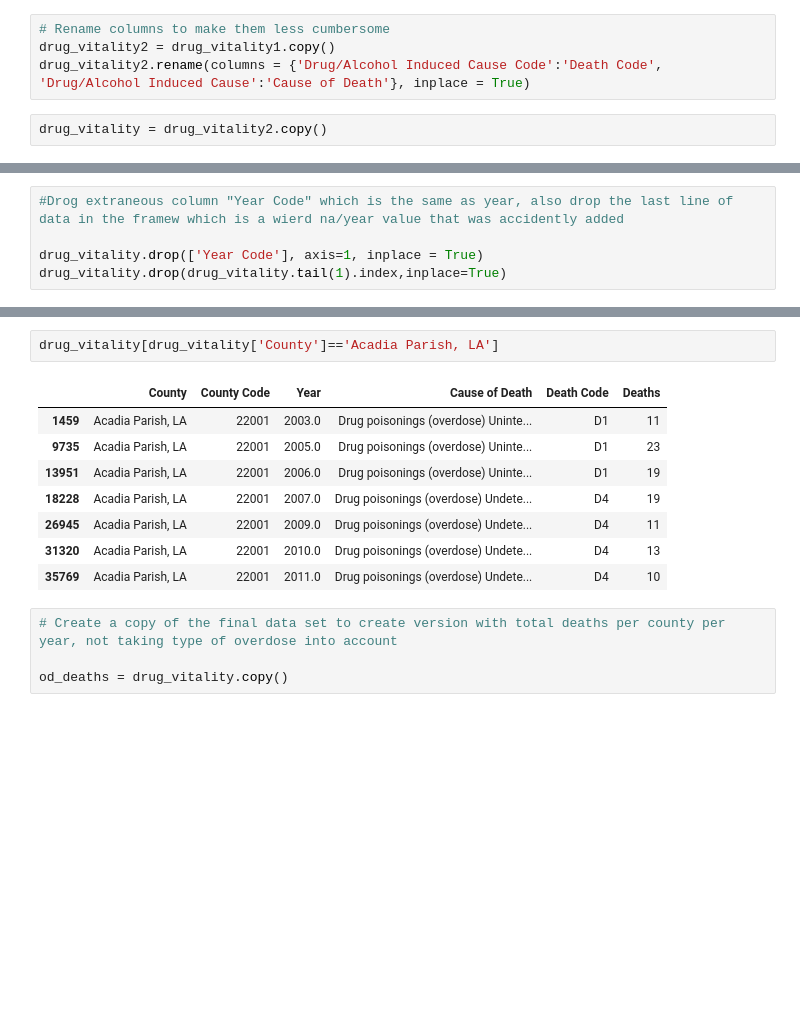
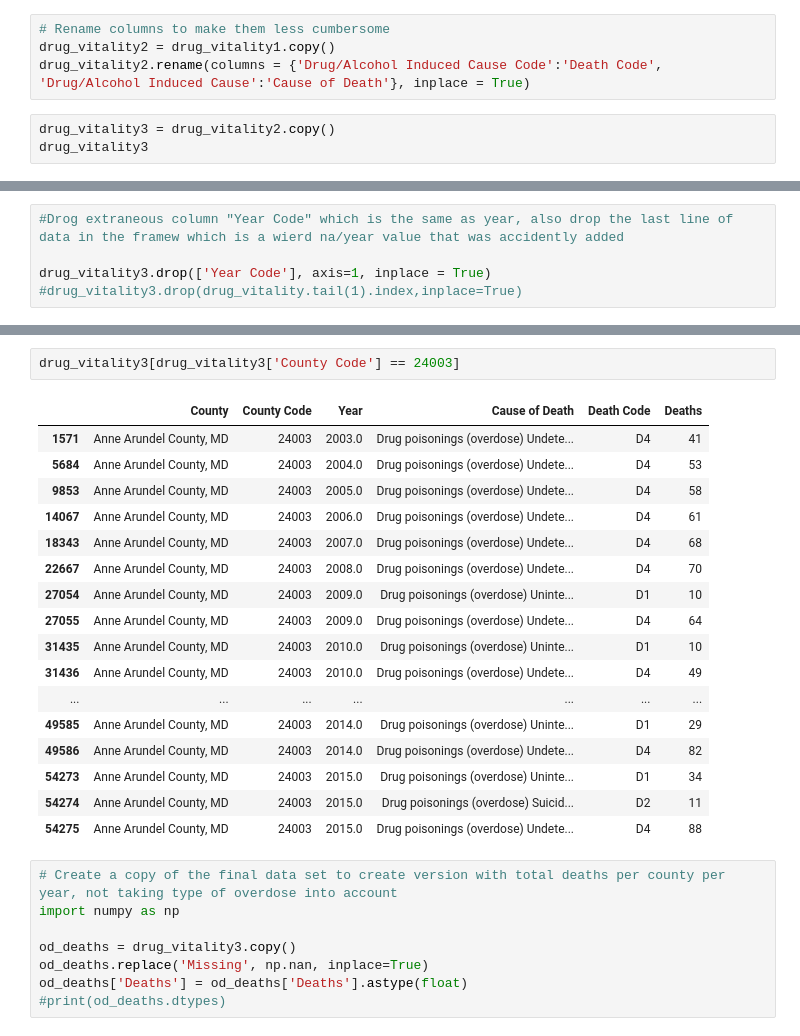
Before and after one commit to TommyTseng1129/Impact-Estimation-of-Opioid-Control-Policies, a Jupyter notebook: 10_code/VitalityData.ipynb, the cells around one changed output, grey strips where cells are left out. Saved outputs shown, nothing was run; the diff lists cells and outputs as text; blank space fills up the shorter version.

Commit message:
Made changes to death summations, and columns for the Vitality data. Created tables in CSV format as well

```diff
--- a/10_code/VitalityData.ipynb
+++ b/10_code/VitalityData.ipynb
@@ -474,4 +479,5 @@ Name: Drug/Alcohol Induced Cause Code, dtype: int64
 drug_vitality2 = drug_vitality1.copy()
 drug_vitality2.rename(columns = {'Drug/Alcohol Induced Cause Code':'Death Code', 'Drug/Alcohol Induced Cause':'Cause of Death'}, inplace = True)
 # %%
-drug_vitality = drug_vitality2.copy()
+drug_vitality3 = drug_vitality2.copy()
+drug_vitality3
@@ -478,8 +498,8 @@ drug_vitality = drug_vitality2.copy()
 # %%
 #Drog extraneous column "Year Code" which is the same as year, also drop the last line of data in the framew which is a wierd na/year value that was accidently added
 
-drug_vitality.drop(['Year Code'], axis=1, inplace = True)
-drug_vitality.drop(drug_vitality.tail(1).index,inplace=True)
+drug_vitality3.drop(['Year Code'], axis=1, inplace = True)
+#drug_vitality3.drop(drug_vitality.tail(1).index,inplace=True)
 # %%
 # Check the Data frame for Null values
 
@@ -492,17 +512,30 @@ drug_vitality['Deaths'].isnull().values.any()
 # %% [output]
 False
-# %%
-drug_vitality[drug_vitality['County']=='Acadia Parish, LA']
-# %% [output]
-|  | County | County Code | Year | Cause of Death | Death Code | Deaths |
-| 1459 | Acadia Parish, LA | 22001 | 2003.0 | Drug poisonings (overdose) Uninte... | D1 | 11 |
-| 9735 | Acadia Parish, LA | 22001 | 2005.0 | Drug poisonings (overdose) Uninte... | D1 | 23 |
-| 13951 | Acadia Parish, LA | 22001 | 2006.0 | Drug poisonings (overdose) Uninte... | D1 | 19 |
-| 18228 | Acadia Parish, LA | 22001 | 2007.0 | Drug poisonings (overdose) Undete... | D4 | 19 |
-| 26945 | Acadia Parish, LA | 22001 | 2009.0 | Drug poisonings (overdose) Undete... | D4 | 11 |
-| 31320 | Acadia Parish, LA | 22001 | 2010.0 | Drug poisonings (overdose) Undete... | D4 | 13 |
-| 35769 | Acadia Parish, LA | 22001 | 2011.0 | Drug poisonings (overdose) Undete... | D4 | 10 |
+# %%
+drug_vitality3[drug_vitality3['County Code'] == 24003]
+# %% [output]
+|  | County | County Code | Year | Cause of Death | Death Code | Deaths |
+| 1571 | Anne Arundel County, MD | 24003 | 2003.0 | Drug poisonings (overdose) Undete... | D4 | 41 |
+| 5684 | Anne Arundel County, MD | 24003 | 2004.0 | Drug poisonings (overdose) Undete... | D4 | 53 |
+| 9853 | Anne Arundel County, MD | 24003 | 2005.0 | Drug poisonings (overdose) Undete... | D4 | 58 |
+| 14067 | Anne Arundel County, MD | 24003 | 2006.0 | Drug poisonings (overdose) Undete... | D4 | 61 |
+| 18343 | Anne Arundel County, MD | 24003 | 2007.0 | Drug poisonings (overdose) Undete... | D4 | 68 |
+| 22667 | Anne Arundel County, MD | 24003 | 2008.0 | Drug poisonings (overdose) Undete... | D4 | 70 |
+| 27054 | Anne Arundel County, MD | 24003 | 2009.0 | Drug poisonings (overdose) Uninte... | D1 | 10 |
+| 27055 | Anne Arundel County, MD | 24003 | 2009.0 | Drug poisonings (overdose) Undete... | D4 | 64 |
+| 31435 | Anne Arundel County, MD | 24003 | 2010.0 | Drug poisonings (overdose) Uninte... | D1 | 10 |
+| 31436 | Anne Arundel County, MD | 24003 | 2010.0 | Drug poisonings (overdose) Undete... | D4 | 49 |
+| ... | ... | ... | ... | ... | ... | ... |
+| 49585 | Anne Arundel County, MD | 24003 | 2014.0 | Drug poisonings (overdose) Uninte... | D1 | 29 |
+| 49586 | Anne Arundel County, MD | 24003 | 2014.0 | Drug poisonings (overdose) Undete... | D4 | 82 |
+| 54273 | Anne Arundel County, MD | 24003 | 2015.0 | Drug poisonings (overdose) Uninte... | D1 | 34 |
+| 54274 | Anne Arundel County, MD | 24003 | 2015.0 | Drug poisonings (overdose) Suicid... | D2 | 11 |
+| 54275 | Anne Arundel County, MD | 24003 | 2015.0 | Drug poisonings (overdose) Undete... | D4 | 88 |
 # %%
 # Create a copy of the final data set to create version with total deaths per county per year, not taking type of overdose into account
+import numpy as np
 
-od_deaths = drug_vitality.copy()
+od_deaths = drug_vitality3.copy()
+od_deaths.replace('Missing', np.nan, inplace=True)
+od_deaths['Deaths'] = od_deaths['Deaths'].astype(float)
+#print(od_deaths.dtypes)
```
Also changed, not shown: parts of 13 cells of this notebook, 2 other files.
